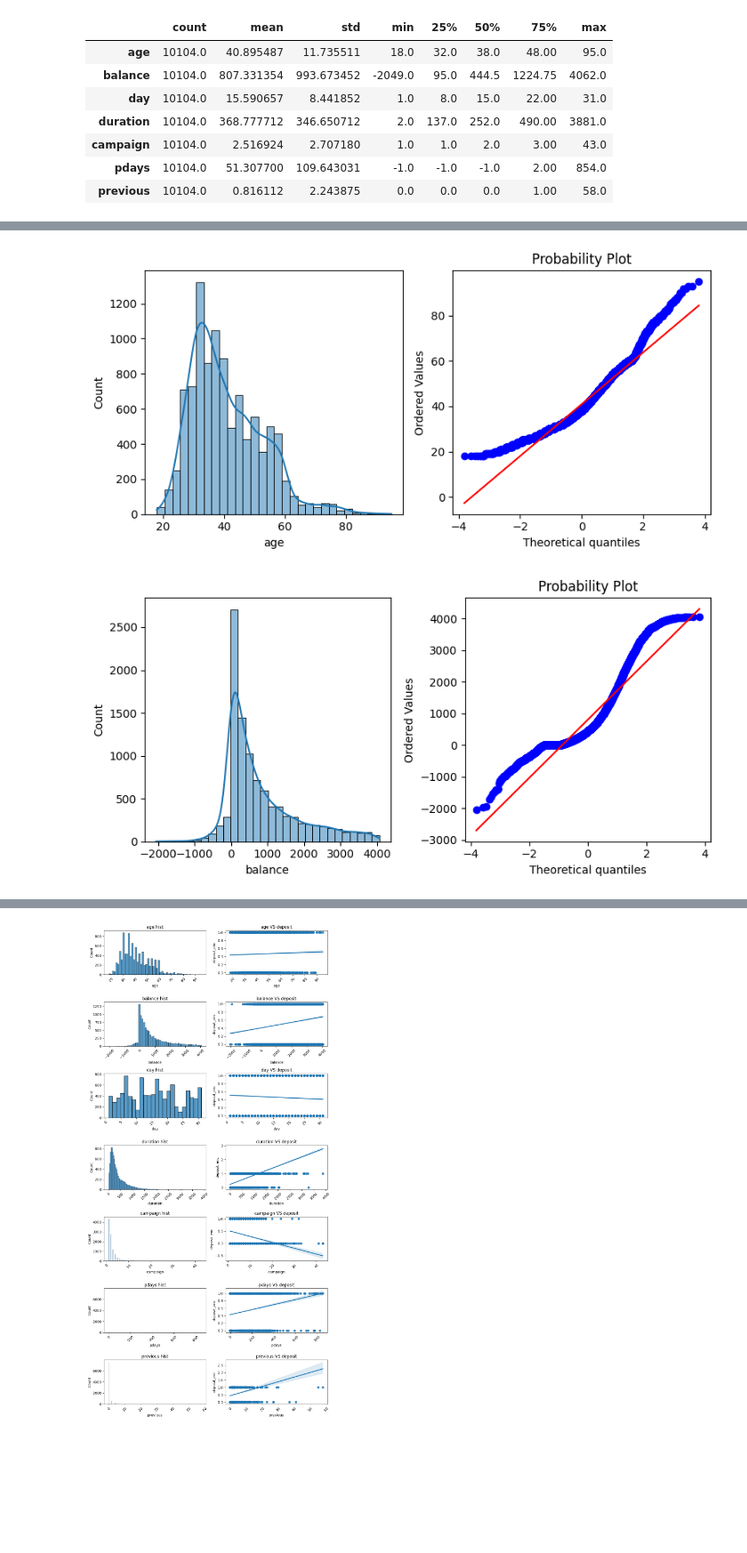
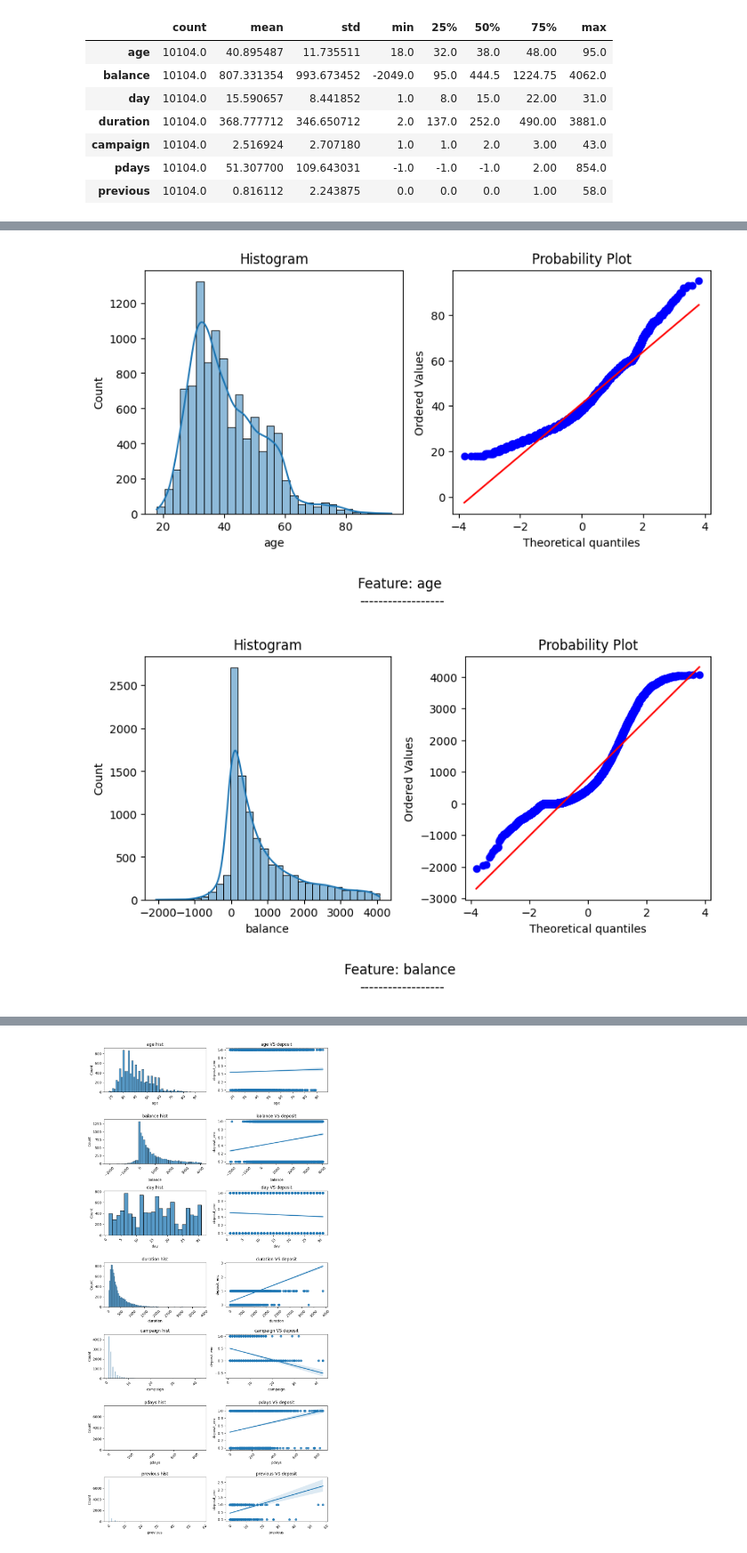
Before and after one commit to Alex1iv/Deposit-subscription, a Jupyter notebook: notebooks/Project_en.ipynb, the cells around one changed output, grey strips where cells are left out. Shown at 89% size. Drawn from its saved outputs; the diff is of its cells as text; code cells hidden in the pictures; blank space fills up the shorter version.

```diff
--- a/notebooks/Project_en.ipynb
+++ b/notebooks/Project_en.ipynb
@@ -187,7 +192,5 @@ Mean balance of clients with popular profession and education level: 1598.883 $
 # %%
-# удалите все выбросы для признака balance
-
-def outliers_tukey(data, feature, log_scale=False):
+def outliers_tukey(data:pd.DataFrame, feature:str, log_scale=False):
     """
     Identification of outliers by J.Tukey method
     - DataFrame;
@@ -212,7 +215,7 @@ def outliers_tukey(data, feature, log_scale=False):
 outliers, data = outliers_tukey(df, 'balance')
 print(f'Number of outliers: {outliers.shape[0]}')
 
-data
+data.head()
 # %% [output]
 Boundaries:  -2241.0 4063.0
 Number of outliers: 1057
@@ -241,6 +232,10 @@ data.shape
 # %%
-fig = plt.figure(figsize=(4, 3))
-sns.countplot(data = data, x='deposit');
+fig, ax = plt.subplots(figsize=(4, 3))
+sns.countplot(data=data, x='deposit')
+ax.set_title('Fig. 2 - Outcome of the previous marketing campaign', y=-0.3);
+
+plt.savefig('../figures/fig_2.png')
+
 print(data['deposit'].value_counts())
 # %% [output]
 no     5423
@@ -268,19 +272,17 @@ data[num_features].describe().T
 # %%
-from scipy import stats
-
 def qq_plot(data, features):
+    # display pair plots
     for i in data[features]:
         fig, ax = plt.subplots(nrows=1, ncols=2, figsize=(8, 4))
-        plt.subplot(1, 2, 1)
-        sns.histplot(data[i], kde=True, bins=30) # histogram
 
-        plt.subplot(1, 2, 2)
-        stats.probplot(data[i], plot=plt) # qq plot
+        sns.histplot(data[i], kde=True, bins=30, ax=ax[0]) # histogram
+        ax[0].set_title('Histogram')
 
+        stats.probplot(data[i], plot=ax[1]) # qq plot
         plt.tight_layout()
+        fig.suptitle(f'Feature: {i} \n------------------', y=-0.05)
 
 qq_plot(data, num_features)
-#plt.show()
 # %% [output]
-[figure, old version]
+[figure, new version]
-[figure, old version]
+[figure, new version]
```
Also changed, not shown: parts of 151 cells of this notebook, 4 other files.
